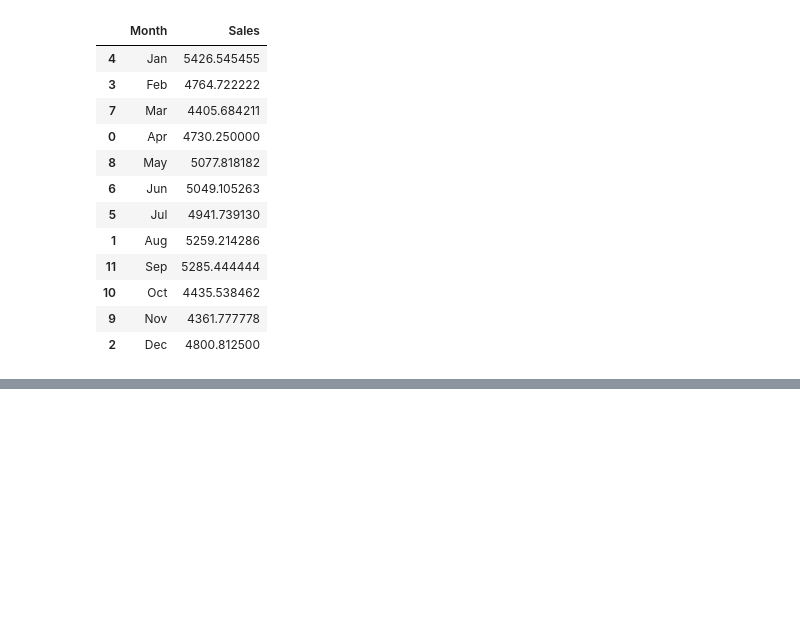
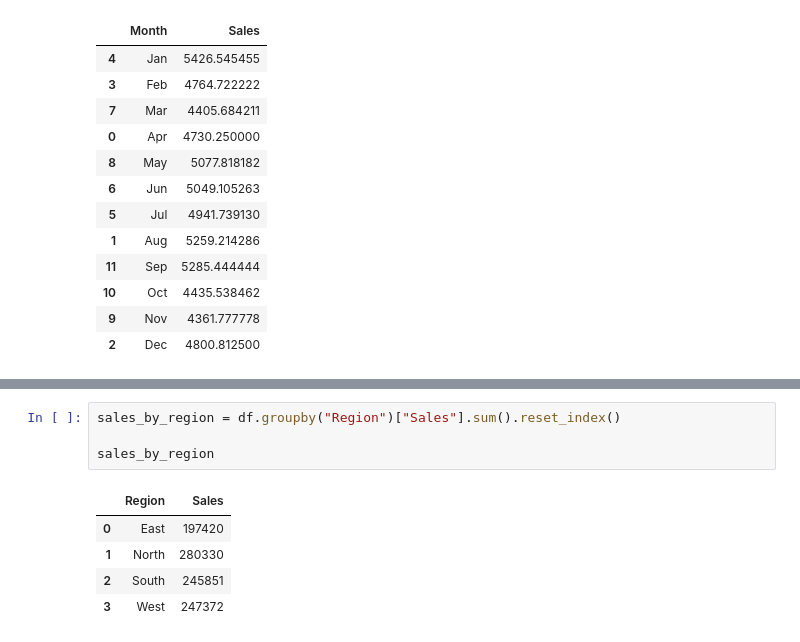
Before and after one commit to Caio-GBrayner/Data_Science_Altair, a Jupyter notebook: altair.ipynb, the cells around one changed output, grey strips where cells are left out. Drawn from its saved outputs; the diff is of its cells as text; blank space fills up the shorter version.

```diff
--- a/altair.ipynb
+++ b/altair.ipynb
@@ -93,0 +100,10 @@ alt.Chart(monthly_sales).mark_line(point=True).encode(
+# %%
+sales_by_region = df.groupby("Region")["Sales"].sum().reset_index()
+
+sales_by_region
+# %% [output]
+|  | Region | Sales |
+| 0 | East | 197420 |
+| 1 | North | 280330 |
+| 2 | South | 245851 |
+| 3 | West | 247372 |
```
Also changed, not shown: parts of 4 cells of this notebook.
